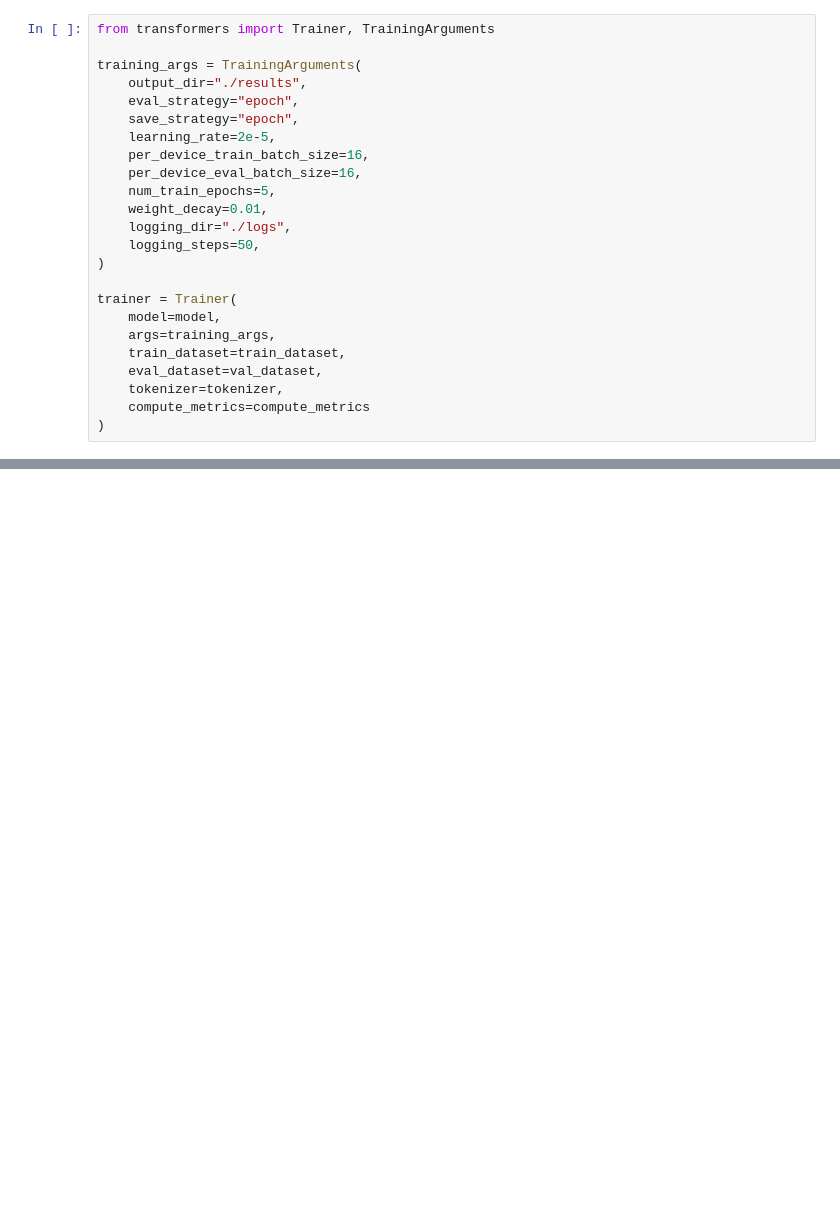
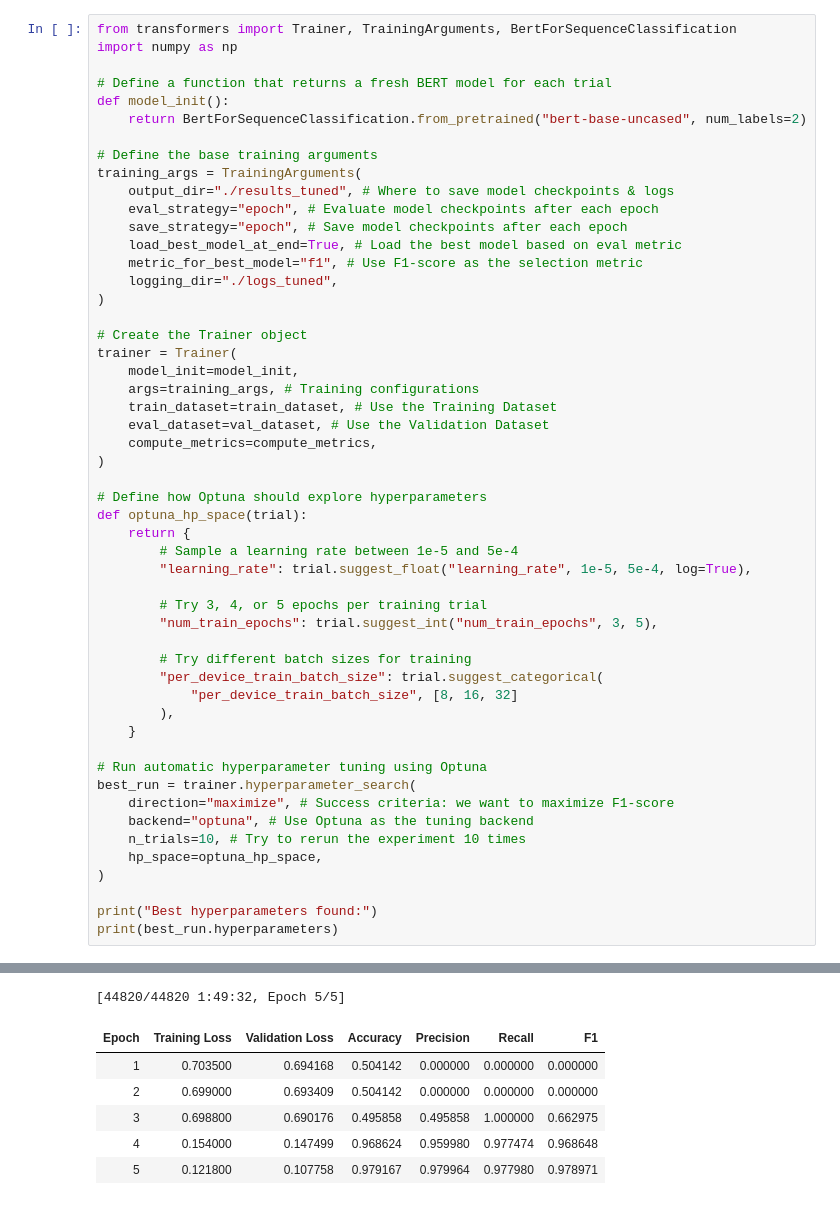
Before and after one commit to ZackPham21/EECS4480---Capstone-Project, a Jupyter notebook: notebooks/02_train_bert.ipynb, the cells around one changed output, grey strips where cells are left out. Saved outputs shown, nothing was run; the diff lists cells and outputs as text; blank space fills up the shorter version.

Commit message:
Update preprocessing and BERT training notebooks

```diff
--- a/notebooks/02_train_bert.ipynb
+++ b/notebooks/02_train_bert.ipynb
@@ -87,26 +100,55 @@ def compute_metrics(eval_pred):
         "f1": f1
     }
 # %%
-from transformers import Trainer, TrainingArguments
+from transformers import Trainer, TrainingArguments, BertForSequenceClassification
+import numpy as np
 
+# Define a function that returns a fresh BERT model for each trial
+def model_init():
+    return BertForSequenceClassification.from_pretrained("bert-base-uncased", num_labels=2)
+
+# Define the base training arguments
 training_args = TrainingArguments(
-    output_dir="./results",
-    eval_strategy="epoch",
-    save_strategy="epoch",
-    learning_rate=2e-5,
-    per_device_train_batch_size=16,
-    per_device_eval_batch_size=16,
-    num_train_epochs=5,
-    weight_decay=0.01,
-    logging_dir="./logs",
-    logging_steps=50,
+    output_dir="./results_tuned", # Where to save model checkpoints & logs
+    eval_strategy="epoch", # Evaluate model checkpoints after each epoch
+    save_strategy="epoch", # Save model checkpoints after each epoch
+    load_best_model_at_end=True, # Load the best model based on eval metric
+    metric_for_best_model="f1", # Use F1-score as the selection metric
+    logging_dir="./logs_tuned",
 )
 
+# Create the Trainer object
 trainer = Trainer(
-    model=model,
-    args=training_args,
-    train_dataset=train_dataset,
-    eval_dataset=val_dataset,
-    tokenizer=tokenizer,
-    compute_metrics=compute_metrics
+    model_init=model_init,
+    args=training_args, # Training configurations
+    train_dataset=train_dataset, # Use the Training Dataset
+    eval_dataset=val_dataset, # Use the Validation Dataset
+    compute_metrics=compute_metrics,
 )
+
+# Define how Optuna should explore hyperparameters
+def optuna_hp_space(trial):
+    return {
+        # Sample a learning rate between 1e-5 and 5e-4
+        "learning_rate": trial.suggest_float("learning_rate", 1e-5, 5e-4, log=True),
+
+        # Try 3, 4, or 5 epochs per training trial
+        "num_train_epochs": trial.suggest_int("num_train_epochs", 3, 5),
+
+        # Try different batch sizes for training
+        "per_device_train_batch_size": trial.suggest_categorical(
+            "per_device_train_batch_size", [8, 16, 32]
+        ),
+    }
+
+# Run automatic hyperparameter tuning using Optuna
+best_run = trainer.hyperparameter_search(
+    direction="maximize", # Success criteria: we want to maximize F1-score
+    backend="optuna", # Use Optuna as the tuning backend
+    n_trials=10, # Try to rerun the experiment 10 times
+    hp_space=optuna_hp_space,
+)
+
+print("Best hyperparameters found:")
+print(best_run.hyperparameters)
+# %% [output]
@@ -112,0 +160,7 @@ trainer = Trainer(
+[44820/44820 1:49:32, Epoch 5/5]
+| Epoch | Training Loss | Validation Loss | Accuracy | Precision | Recall | F1 |
+| 1 | 0.703500 | 0.694168 | 0.504142 | 0.000000 | 0.000000 | 0.000000 |
+| 2 | 0.699000 | 0.693409 | 0.504142 | 0.000000 | 0.000000 | 0.000000 |
+| 3 | 0.698800 | 0.690176 | 0.495858 | 0.495858 | 1.000000 | 0.662975 |
+| 4 | 0.154000 | 0.147499 | 0.968624 | 0.959980 | 0.977474 | 0.968648 |
+| 5 | 0.121800 | 0.107758 | 0.979167 | 0.979964 | 0.977980 | 0.978971 |
```
Also changed, not shown: parts of 10 cells of this notebook, 1 other file.
